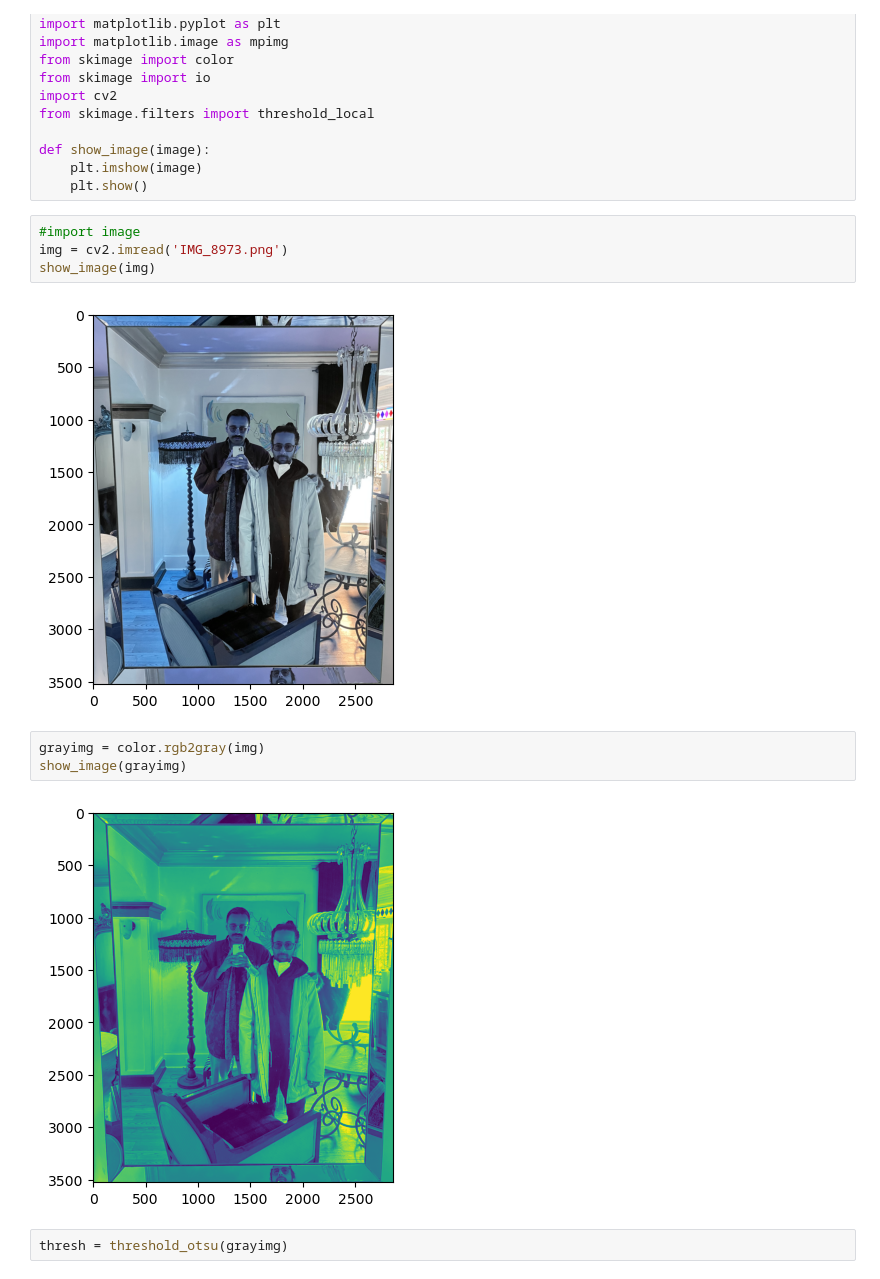
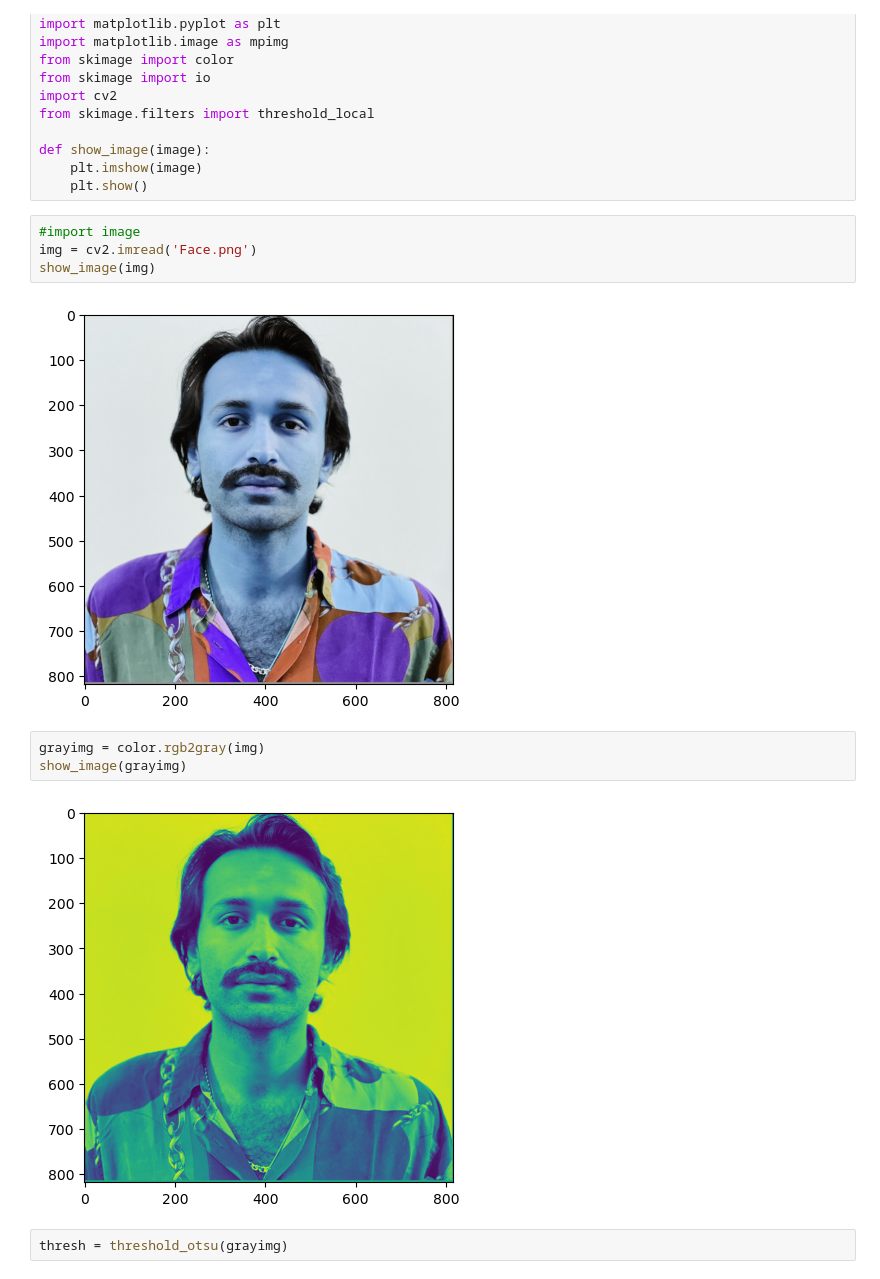
Before and after one commit to chachagsedaro/fractals, a Jupyter notebook: fractals.ipynb, the cells around one changed output. Saved outputs shown, nothing was run; the diff lists cells and outputs as text.

```diff
--- a/fractals.ipynb
+++ b/fractals.ipynb
@@ -21,15 +21,15 @@ def show_image(image):
     plt.show()
 # %%
 #import image
-img = cv2.imread('IMG_8973.png')
+img = cv2.imread('Face.png')
 show_image(img)
 # %% [output]
-[figure, old version]
+[figure, new version]
 # %%
 grayimg = color.rgb2gray(img)
 show_image(grayimg)
 # %% [output]
-[figure, old version]
+[figure, new version]
 # %%
 thresh = threshold_otsu(grayimg)
 # %%
```
Also changed, not shown: parts of 8 cells of this notebook.
